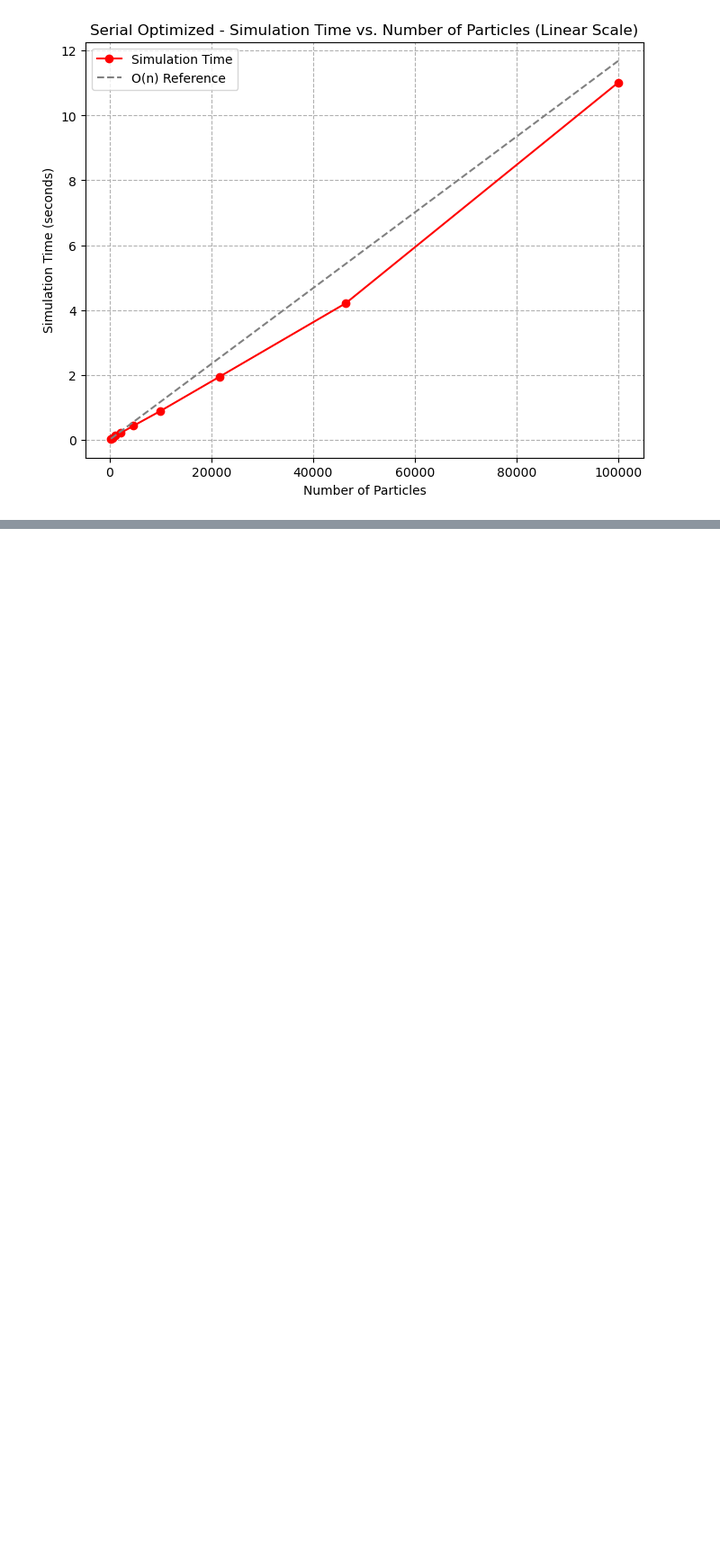
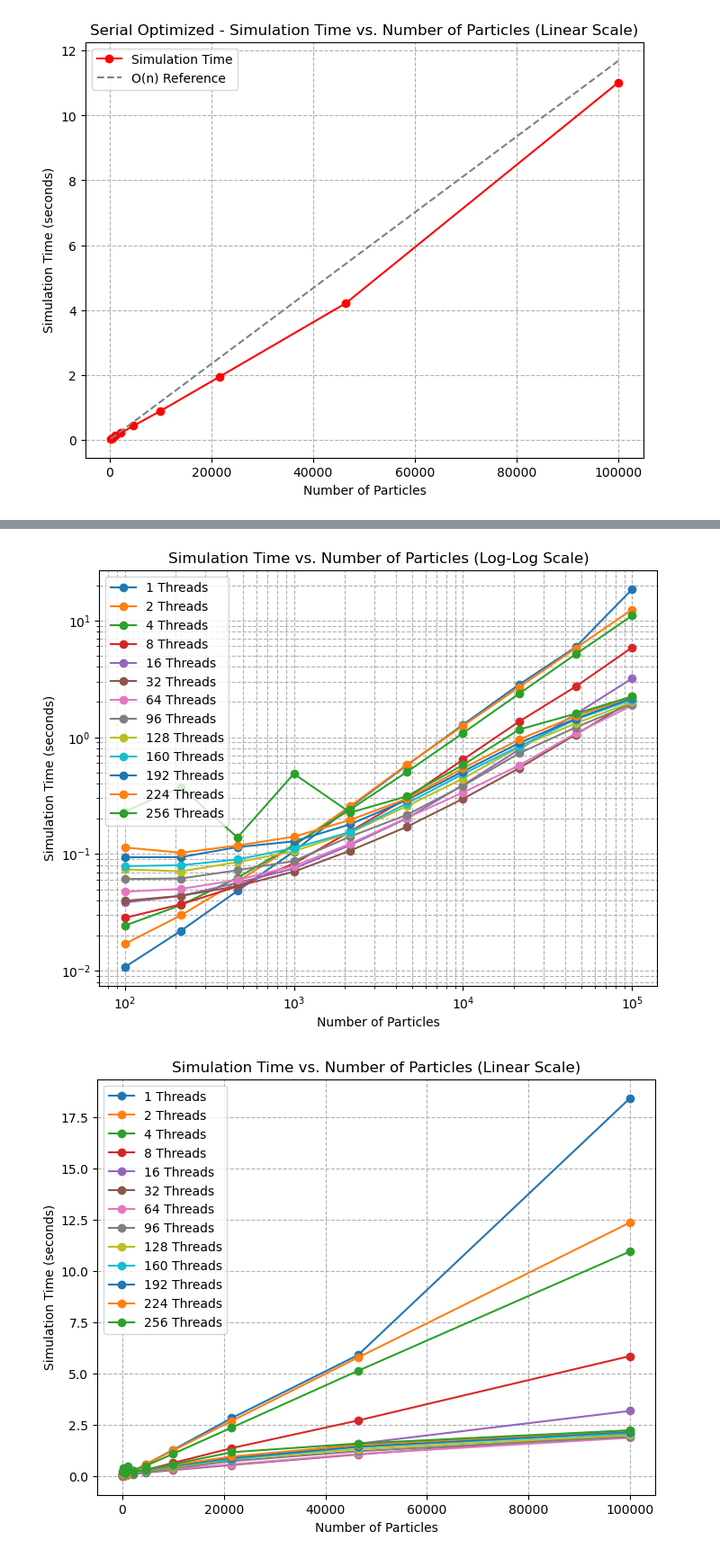
Before and after one commit to brandonrobello/2D_Particle_Simulation_OpenMP, a Jupyter notebook: graphing.ipynb, the cells around one changed output, grey strips where cells are left out. Shown at 90% size. Drawn from its saved outputs; the diff is of its cells as text; code cells hidden in the pictures; blank space fills up the shorter version.

```diff
--- a/graphing.ipynb
+++ b/graphing.ipynb
@@ -91,0 +143,79 @@ plt.show()
+# %%
+import numpy as np
+import matplotlib.pyplot as plt
+
+# Load the timing data file
+timing_data_file = "./omp_out_timing/timing_data.txt"
+# Expected columns: n_particles, threads, simulation_time, total_time, computation_time, synchronization_time, communication_time
+data = np.loadtxt(timing_data_file, delimiter=" ", skiprows=1)
+
+# Unpack columns for clarity
+n_particles = data[:, 0]
+threads     = data[:, 1]
+sim_time    = data[:, 2]
+total_time  = data[:, 3]
+comp_time   = data[:, 4]
+sync_time   = data[:, 5]
+comm_time   = data[:, 6]
+
+# Get the unique thread counts in the data
+unique_threads = np.unique(threads)
+
+# Create a dictionary mapping each thread count to its data subset
+thread_data = {}
+for t in unique_threads:
+    mask = threads == t
+    thread_data[int(t)] = (
+        n_particles[mask],
+        sim_time[mask],
+        total_time[mask],
+        comp_time[mask],
+        sync_time[mask],
+        comm_time[mask]
+    )
+
+# Plot log-log graph
+plt.figure(figsize=(8, 6))
+for t in sorted(thread_data.keys()):
+    n_vals, sim_vals, _, _, _, _ = thread_data[t]
+    plt.loglog(n_vals, sim_vals, marker='o', linestyle='-', label=f"{t} Threads")
+plt.xlabel("Number of Particles")
+plt.ylabel("Simulation Time (seconds)")
+plt.title("Simulation Time vs. Number of Particles (Log-Log Scale)")
+plt.legend()
+plt.grid(True, which="both", linestyle="--")
+plt.show()
+
+# Plot linear scale graph
+plt.figure(figsize=(8, 6))
+for t in sorted(thread_data.keys()):
+    n_vals, sim_vals, _, _, _, _ = thread_data[t]
+    plt.plot(n_vals, sim_vals, marker='o', linestyle='-', label=f"{t} Threads")
+plt.xlabel("Number of Particles")
+plt.ylabel("Simulation Time (seconds)")
+plt.title("Simulation Time vs. Number of Particles (Linear Scale)")
+plt.legend()
+plt.grid(True, linestyle="--")
+plt.show()
+
+# Compute the fraction of total time spent in each phase for each run.
+plt.figure(figsize=(10, 6))
+for t in sorted(thread_data.keys()):
+    n_vals, _, tot_vals, comp_vals, sync_vals, comm_vals = thread_data[t]
+    frac_comp = comp_vals / tot_vals
+    frac_sync = sync_vals / tot_vals
+    frac_comm = comm_vals / tot_vals
+
+    plt.plot(n_vals, frac_comp, marker='o', linestyle='-', label=f"{t} Threads: Computation")
+    plt.plot(n_vals, frac_sync, marker='s', linestyle='--', label=f"{t} Threads: Synchronization")
+    plt.plot(n_vals, frac_comm, marker='^', linestyle=':', label=f"{t} Threads: Communication")
+
+plt.xlabel("Number of Particles")
+plt.ylabel("Fraction of Total Time")
+plt.title("Fraction of Total Time by Phase vs. Number of Particles")
+plt.legend(fontsize='small', loc='best')
+plt.grid(True, linestyle="--")
+plt.show()
+# %% [output]
+[figure, added]
+[figure, added]
```
Also changed, not shown: parts of 4 cells of this notebook, 6 other files.
